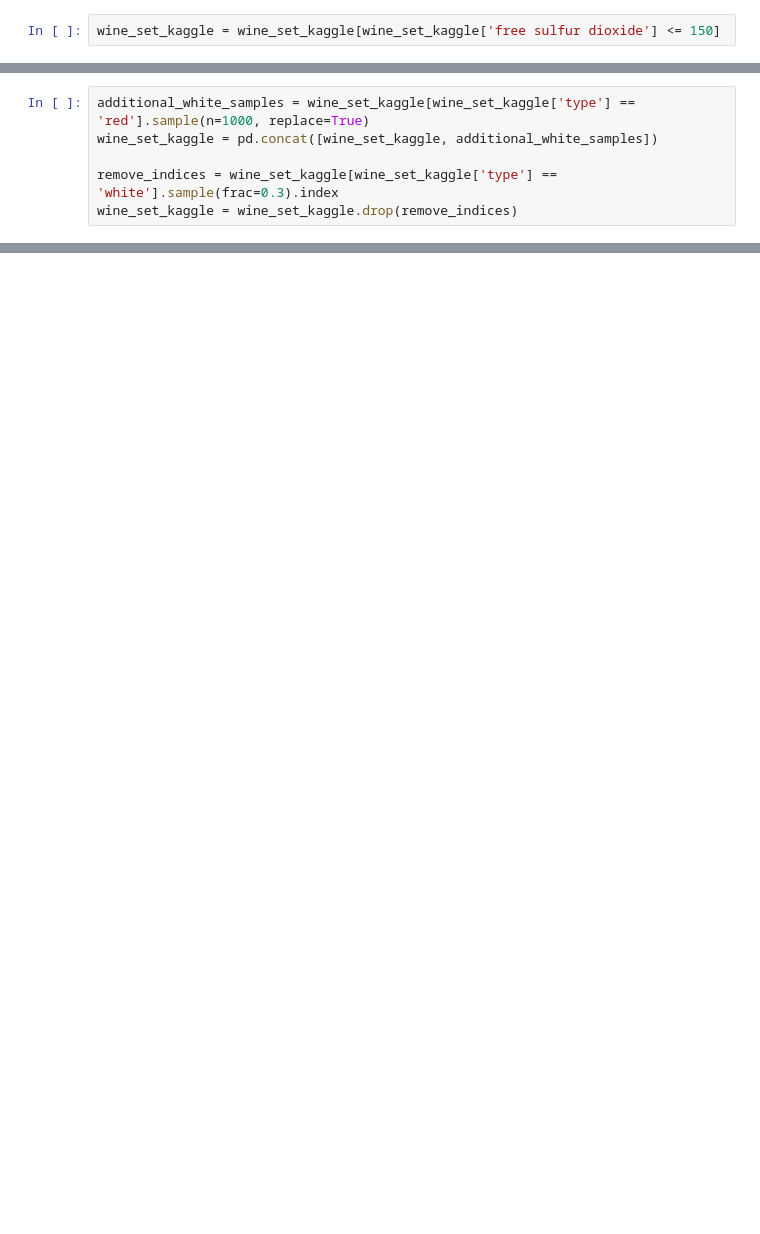
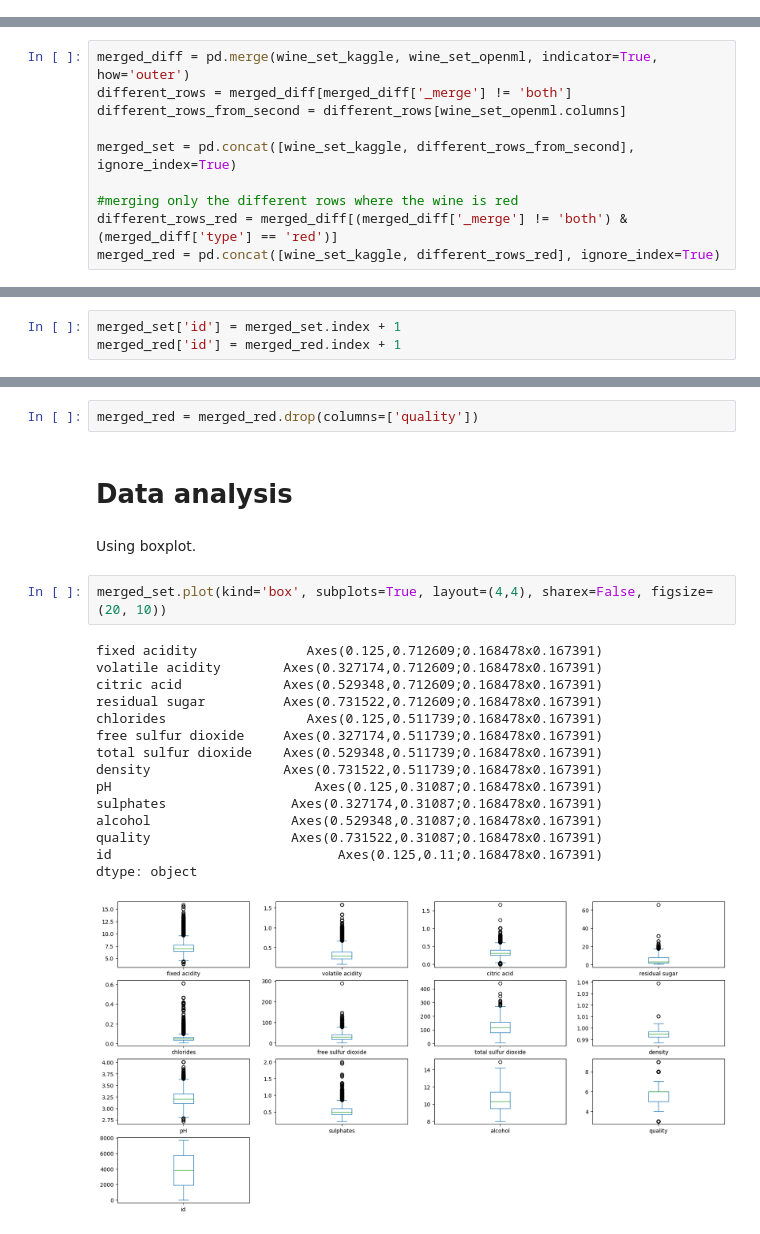
Before and after one commit to EmilijaTR/PREDICTING-THE-PRIMARY-CATEGORY-OF-WINE, a Jupyter notebook: wine-color-prediction.ipynb, the cells around one changed output, grey strips where cells are left out. Cells and saved outputs as stored; diff of their text form; blank space fills up the shorter version.

Commit message:
Model and Result Analysis

```diff
--- a/wine-color-prediction.ipynb
+++ b/wine-color-prediction.ipynb
@@ -200,2 +132,0 @@ wine_set_kaggle[['id','free sulfur dioxide']].plot(kind='scatter', x='id', y='fr
-# %%
-wine_set_kaggle = wine_set_kaggle[wine_set_kaggle['free sulfur dioxide'] <= 150]
@@ -247,6 +132,0 @@ No duplicate rows found in white wine data.
-# %%
-additional_white_samples = wine_set_kaggle[wine_set_kaggle['type'] == 'red'].sample(n=1000, replace=True)
-wine_set_kaggle = pd.concat([wine_set_kaggle, additional_white_samples])
-
-remove_indices = wine_set_kaggle[wine_set_kaggle['type'] == 'white'].sample(frac=0.3).index
-wine_set_kaggle = wine_set_kaggle.drop(remove_indices)
@@ -259,0 +151,10 @@ Name: count, dtype: int64
+# %%
+merged_diff = pd.merge(wine_set_kaggle, wine_set_openml, indicator=True, how='outer')
+different_rows = merged_diff[merged_diff['_merge'] != 'both']
+different_rows_from_second = different_rows[wine_set_openml.columns]
+
+merged_set = pd.concat([wine_set_kaggle, different_rows_from_second], ignore_index=True)
+
+#merging only the different rows where the wine is red
+different_rows_red = merged_diff[(merged_diff['_merge'] != 'both') & (merged_diff['type'] == 'red')]
+merged_red = pd.concat([wine_set_kaggle, different_rows_red], ignore_index=True)
@@ -259,0 +163,3 @@ Name: count, dtype: int64
+# %%
+merged_set['id'] = merged_set.index + 1
+merged_red['id'] = merged_red.index + 1
@@ -259,0 +213,24 @@ Name: count, dtype: int64
+# %%
+merged_red = merged_red.drop(columns=['quality'])
+# %% [markdown]
+# Data analysis
+# %% [markdown]
+Using boxplot.
+# %%
+merged_set.plot(kind='box', subplots=True, layout=(4,4), sharex=False, figsize=(20, 10))
+# %% [output]
+fixed acidity              Axes(0.125,0.712609;0.168478x0.167391)
+volatile acidity        Axes(0.327174,0.712609;0.168478x0.167391)
+citric acid             Axes(0.529348,0.712609;0.168478x0.167391)
+residual sugar          Axes(0.731522,0.712609;0.168478x0.167391)
+chlorides                  Axes(0.125,0.511739;0.168478x0.167391)
+free sulfur dioxide     Axes(0.327174,0.511739;0.168478x0.167391)
+total sulfur dioxide    Axes(0.529348,0.511739;0.168478x0.167391)
+density                 Axes(0.731522,0.511739;0.168478x0.167391)
+pH                          Axes(0.125,0.31087;0.168478x0.167391)
+sulphates                Axes(0.327174,0.31087;0.168478x0.167391)
+alcohol                  Axes(0.529348,0.31087;0.168478x0.167391)
+quality                  Axes(0.731522,0.31087;0.168478x0.167391)
+id                             Axes(0.125,0.11;0.168478x0.167391)
+dtype: object
+[figure, added]
```
Also changed, not shown: parts of 83 cells of this notebook.
